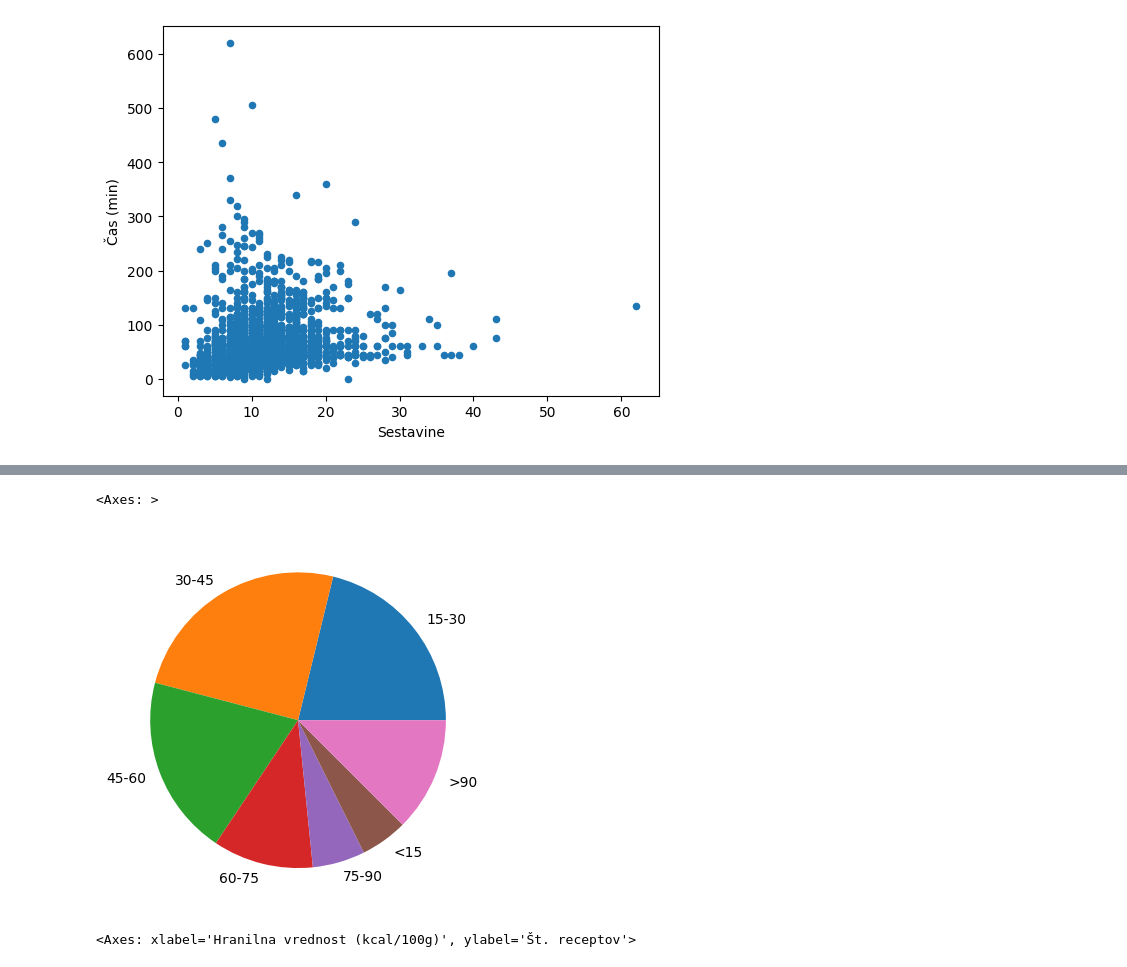
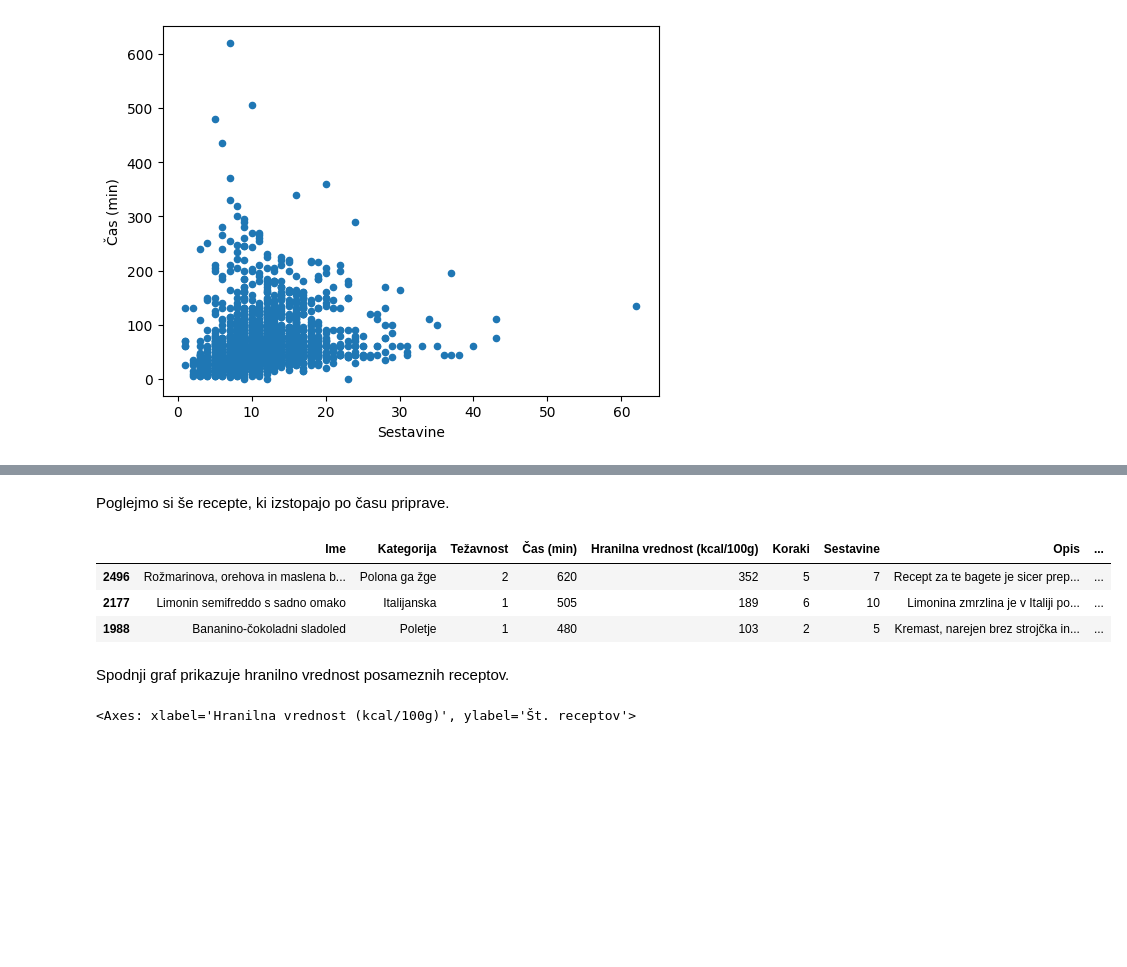
Before and after one commit to LaraVettorazzi/Projektna-naloga-UVP, a Jupyter notebook: analiza_podatkov.ipynb, the cells around one changed output, grey strips where cells are left out. Drawn from its saved outputs; the diff is of its cells as text; code cells hidden in the pictures; blank space fills up the shorter version.

```diff
--- a/analiza_podatkov.ipynb
+++ b/analiza_podatkov.ipynb
@@ -76,14 +88,15 @@ V tortnem diagramu so časi združeni v 15-minutnih kategorijah, kjer spodnja me
+# %% [markdown]
+Poglejmo si še recepte, ki izstopajo po času priprave.
 # %%
 RECEPTI.sort_values(by= 'Čas (min)', ascending=False, inplace=True)
-RECEPTI.head(1)
+RECEPTI.head(3)
+# %% [output]
+|  | Ime | Kategorija | Težavnost | Čas (min) | Hranilna vrednost (kcal/100g) | Koraki | Sestavine | Opis | ... |
+| 2496 | Rožmarinova, orehova in maslena b... | Polona ga žge | 2 | 620 | 352 | 5 | 7 | Recept za te bagete je sicer prep... | ... |
+| 2177 | Limonin semifreddo s sadno omako | Italijanska | 1 | 505 | 189 | 6 | 10 | Limonina zmrzlina je v Italiji po... | ... |
+| 1988 | Bananino-čokoladni sladoled | Poletje | 1 | 480 | 103 | 2 | 5 | Kremast, narejen brez strojčka in... | ... |
-# %%
-from pomozne_funkcije import zdruzi_po_casu
-
-RECEPTI['Časovni intervali (min)'] = RECEPTI['Čas (min)'].map(zdruzi_po_casu)
-RECEPTI.groupby(by= 'Časovni intervali (min)').size().plot.pie()
-# %% [output]
-<Axes: >
-[figure, removed]
+# %% [markdown]
+Spodnji graf prikazuje hranilno vrednost posameznih receptov.
 # %%
 from pomozne_funkcije import zdruzi_po_kcal
 
```
Also changed, not shown: parts of 14 cells of this notebook.
